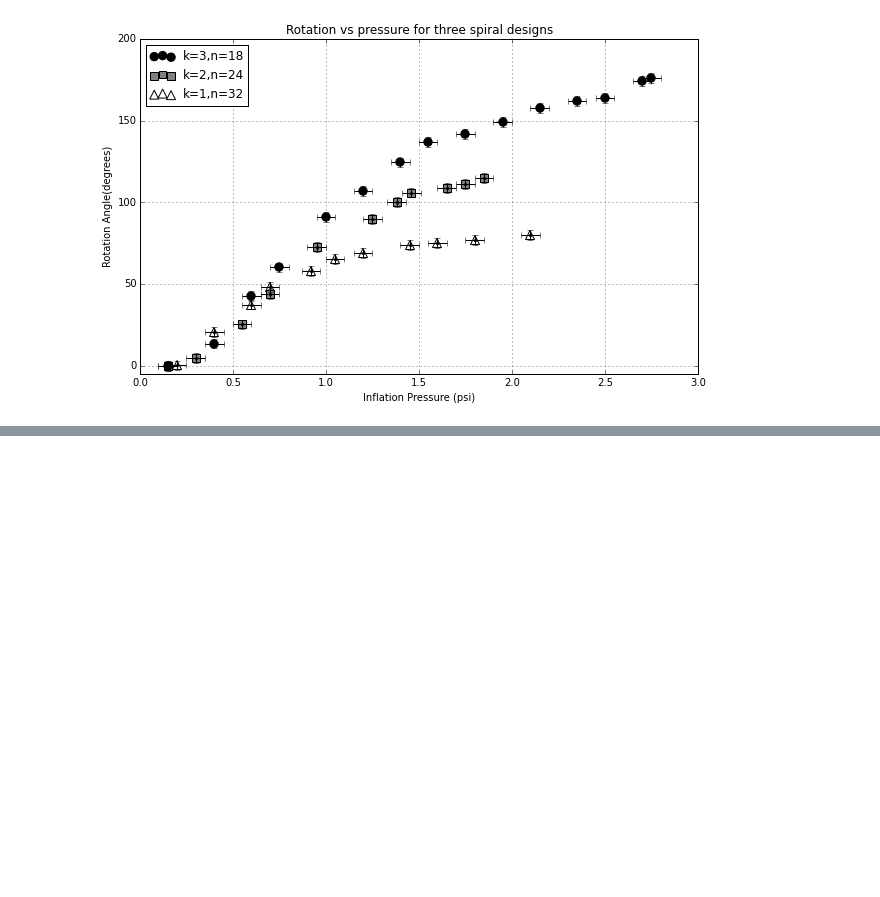
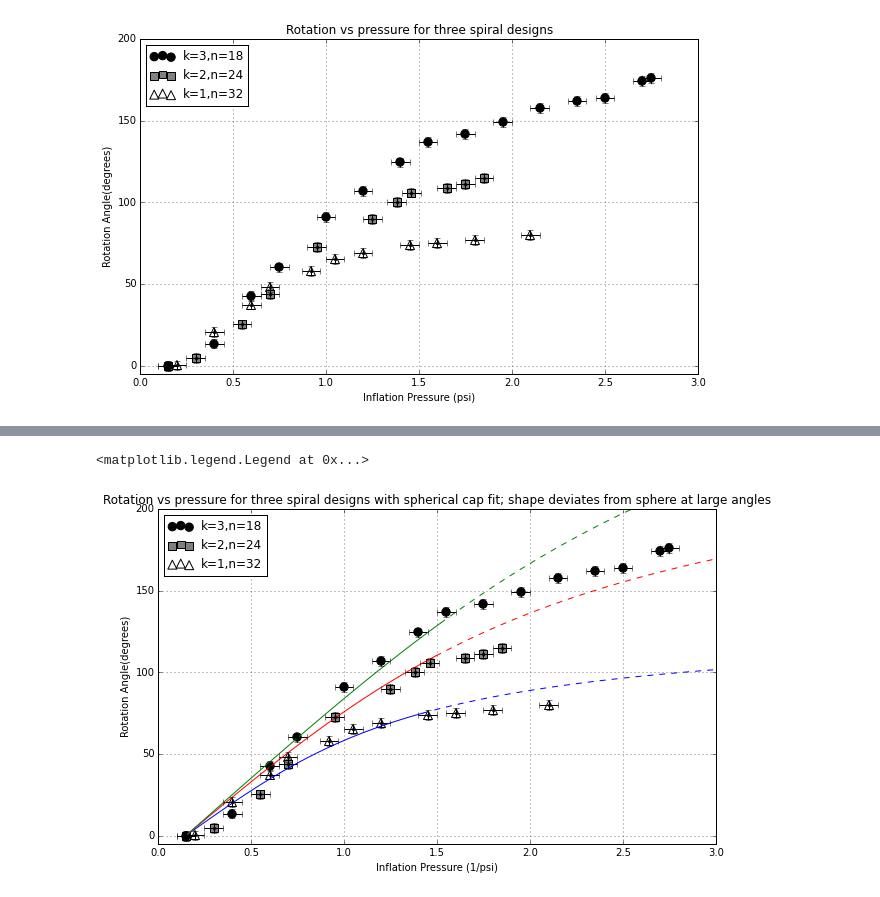
Before and after one commit to harnettlab/iPythonNotebookRepo, a Jupyter notebook: PlotsForTwister/TwisterRotationVsPressure.ipynb, the cells around one changed output, grey strips where cells are left out. Drawn from its saved outputs; the diff is of its cells as text; code cells hidden in the pictures; blank space fills up the shorter version.

```diff
--- a/PlotsForTwister/TwisterRotationVsPressure.ipynb
+++ b/PlotsForTwister/TwisterRotationVsPressure.ipynb
@@ -151,0 +234,36 @@ plt.savefig('RotationVPressure.eps')
+# %%
+#Un-inverted plot
+plt.figure(figsize=[10,6])
+plt.plot(calcp1,rotangle1,'b')
+plt.hold(True)
+plt.plot(calcp2,rotangle2,'r')
+plt.plot(calcp3,rotangle3,'g')
+
+#dashed line for the crummier non-spherical region
+plt.plot(calcp1dot,dotangle1,'b--')
+plt.hold(True)
+plt.plot(calcp2dot,dotangle2,'r--')
+plt.plot(calcp3dot,dotangle3,'g--')
+
+#Plot data Un-inverted like in the beginning - with error bars - Rotation vs pressure
+data2_k1n32=plt.scatter(k1n32Pressures,k1n32Angles,marker='^',facecolor='white',label='k=1,n=32',s=80,linewidths=1.0)
+plt.errorbar(k1n32Pressures,k1n32Angles,yerrork1n32,xerrork1n32,'k.')
+
+plt.errorbar(k2n24s2Pressures,k2n24s2Angles,yerrork2n24s2,xerrork2n24s2,'k.')
+data2_k2n24s2=plt.scatter(k2n24s2Pressures,k2n24s2Angles,marker='s',facecolor='gray',label='k=2,n=24',s=60,linewidths=1.0)
+
+plt.errorbar(k3n18Pressures,k3n18Angles,yerrork3n18,xerrork3n18,'k.')
+data2_k3n18=plt.scatter(k3n18Pressures,k3n18Angles,marker='o',facecolor='black',label='k=3,n=18',s=70,linewidths=1.0)
+
+plt.xlabel('Inflation Pressure (1/psi)')
+plt.ylabel('Rotation Angle(degrees)')
+plt.title('Rotation vs pressure for three spiral designs with spherical cap fit; shape deviates from sphere at large angles')
+
+plt.grid(True)
+axes = plt.gca()
+axes.set_ylim([-5,200])
+axes.set_xlim([0,3])
+plt.legend(handles=[data2_k3n18,data2_k2n24s2,data2_k1n32],loc='upper left')
+# %% [output]
+<matplotlib.legend.Legend at 0x...>
+[figure, added]
```
Also changed, not shown: parts of 9 cells of this notebook, 1 other file.
